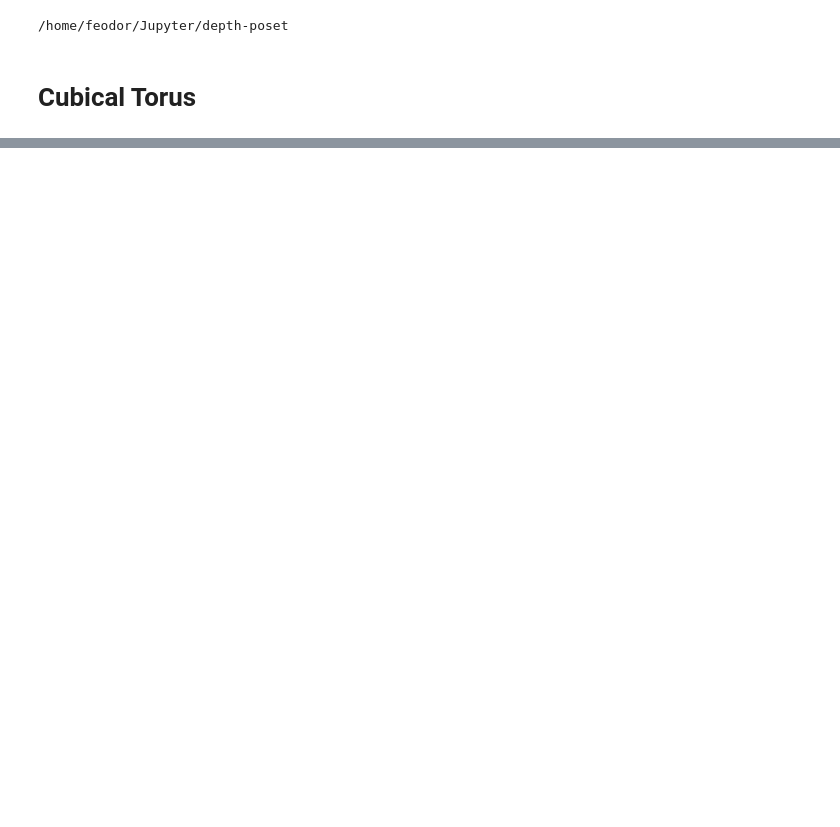
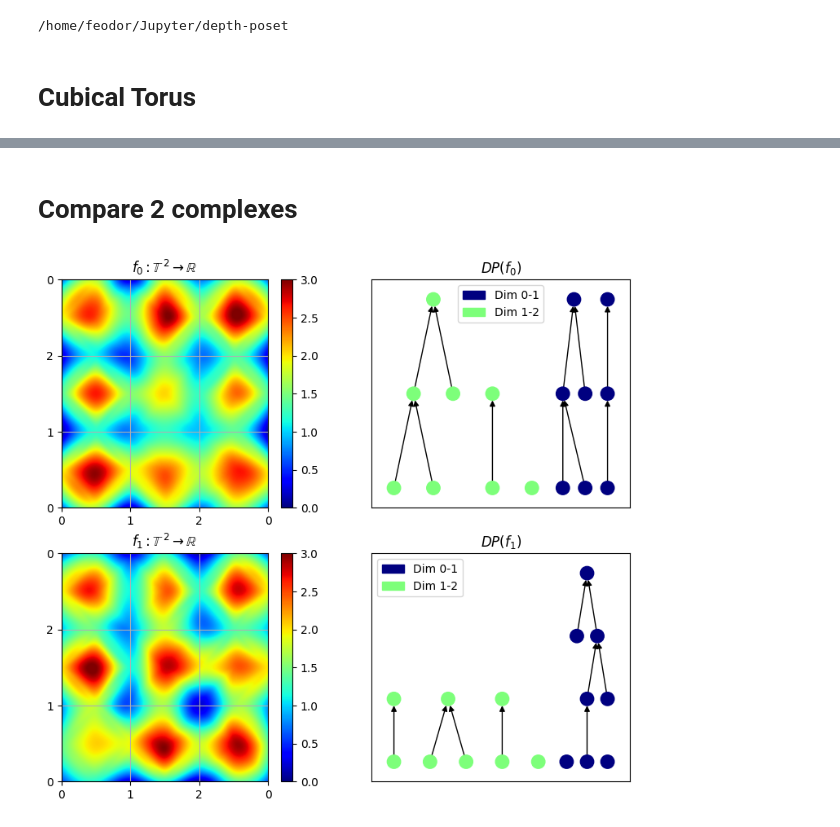
Before and after one commit to zimfv/depth-poset, a Jupyter notebook: notebooks/Squares on Torus.ipynb, the cells around one changed output, grey strips where cells are left out. Drawn from its saved outputs; the diff is of its cells as text; code cells hidden in the pictures; blank space fills up the shorter version.

```diff
--- a/notebooks/Squares on Torus.ipynb
+++ b/notebooks/Squares on Torus.ipynb
@@ -313,0 +80,36 @@ plt.show()
+# %% [markdown]
+# Compare 2 complexes
+# %%
+shape = 3, 3
+
+ctc0 = CubicalTorusComplex(shape)
+ctc0.assign_random_barycentric_filtration()
+dp0 = ctc0.get_depth_poset()
+
+ctc1 = CubicalTorusComplex(shape)
+ctc1.assign_random_barycentric_filtration()
+dp1 = ctc1.get_depth_poset()
+
+fig, axs = plt.subplots(2, 2, figsize=(9, 8))
+
+cmap_filtration = plt.get_cmap('jet')
+cmap_dimensions = plt.get_cmap('jet')
+for i, (ctc, dp) in enumerate([(ctc0, dp0), (ctc1, dp1)]):
+    axs[i, 0].set_title(f'$f_{i}:\\mathbb{{T}}\\;^{{{len(shape)}}} \\to \\mathbb{{R}}$')
+    sm = ctc.draw_gradiental(ax=axs[i, 0], cmap=cmap_filtration, vmin=0, vmax=len(shape) + 1)
+    plt.colorbar(sm, ax=axs[i, 0])
+
+    axs[i, 0].set_xticks(np.arange(shape[0] + 1), labels=np.arange(shape[0] + 1)%shape[0])
+    axs[i, 0].set_yticks(np.arange(shape[1] + 1), labels=np.arange(shape[1] + 1)%shape[1])
+    axs[i, 0].grid(True)
+
+
+    axs[i, 1].set_title(f'$DP(f_{i})$')
+    g = dp.get_transitive_reduction()
+    pos = {node: (x, -y) for node, (x, y) in nx.nx_agraph.graphviz_layout(g, prog="dot", args='-Grankdir=DU').items()}
+    nx.draw_networkx(g, pos=pos, node_color=[cmap_dimensions(node.dim/ctc.dim) for node in dp.nodes], node_size=140,
+                    with_labels=False, ax=axs[i, 1])
+    handles = [mpatches.Patch(color=cmap_dimensions(dim/ctc.dim), label=f"Dim {dim}-{dim + 1}") for dim in range(ctc.dim)]
+    axs[i, 1].legend(handles=handles, title=None, loc="best")
+# %% [output]
+[figure, added]
```
Also changed, not shown: parts of 9 cells of this notebook, 3 other files.
